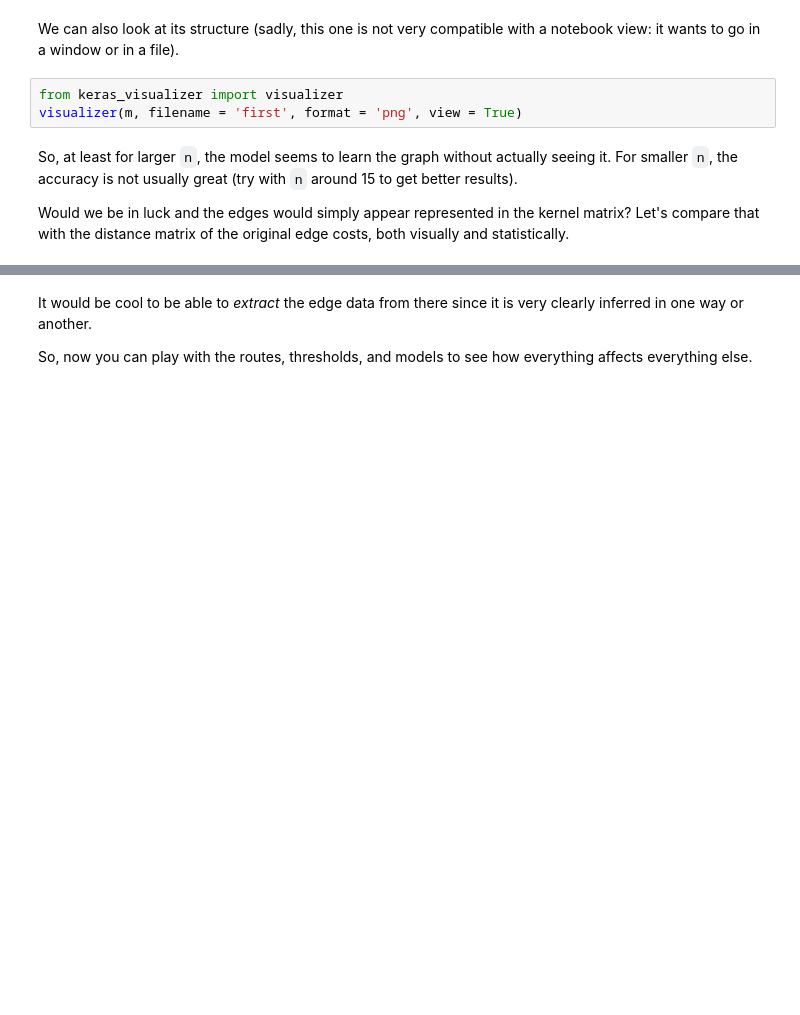
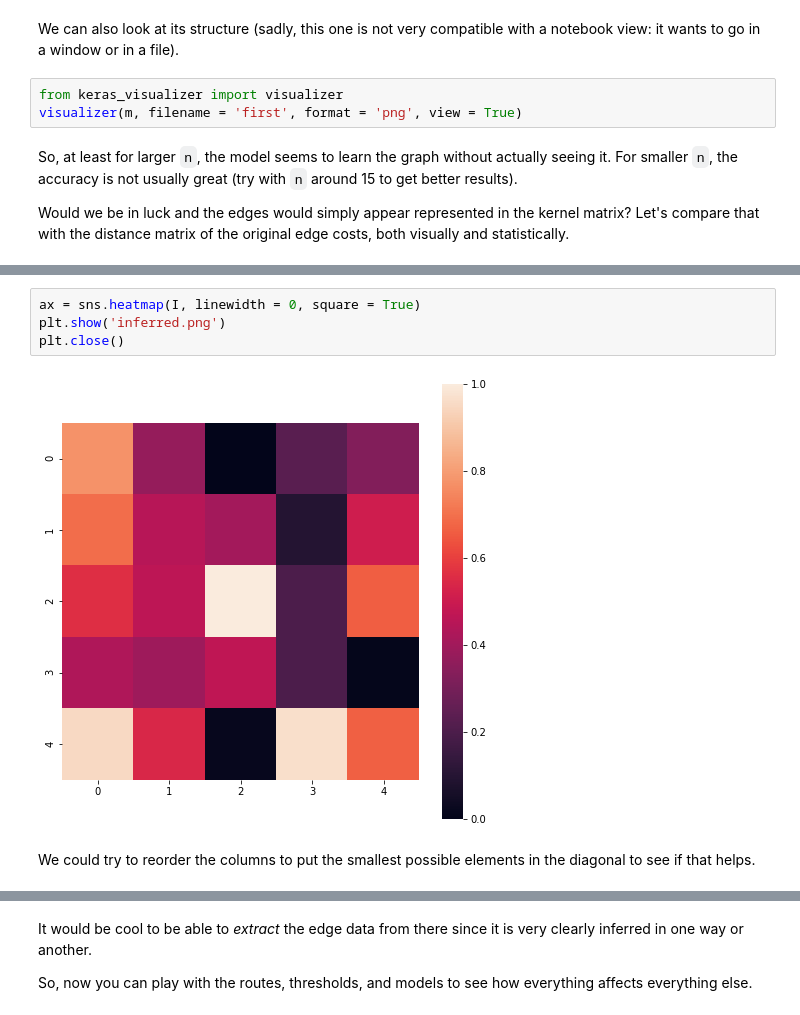
Before and after one commit to satuelisa/DiscreteMath, a Jupyter notebook: demo/demo.ipynb, the cells around one changed output, grey strips where cells are left out. Saved outputs shown, nothing was run; the diff lists cells and outputs as text; blank space fills up the shorter version.

```diff
--- a/demo/demo.ipynb
+++ b/demo/demo.ipynb
@@ -894,0 +896,8 @@ The correlation is 0.2777070045536434
+# %%
+ax = sns.heatmap(I, linewidth = 0, square = True)
+plt.show('inferred.png')
+plt.close()
+# %% [output]
+[figure, added]
+# %% [markdown]
+We could try to reorder the columns to put the smallest possible elements in the diagonal to see if that helps.
```
Also changed, not shown: parts of 36 cells of this notebook, 1 other file.
